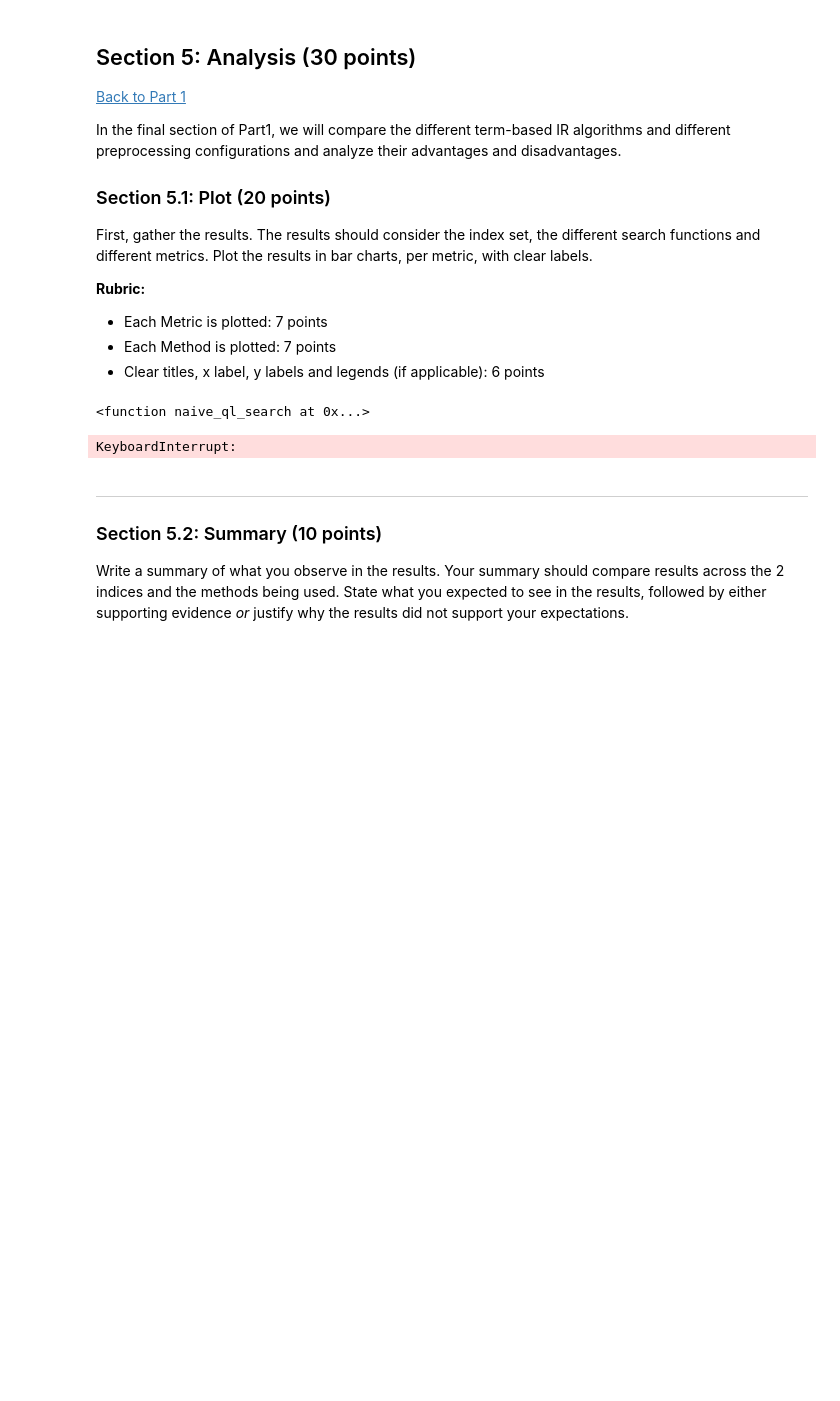
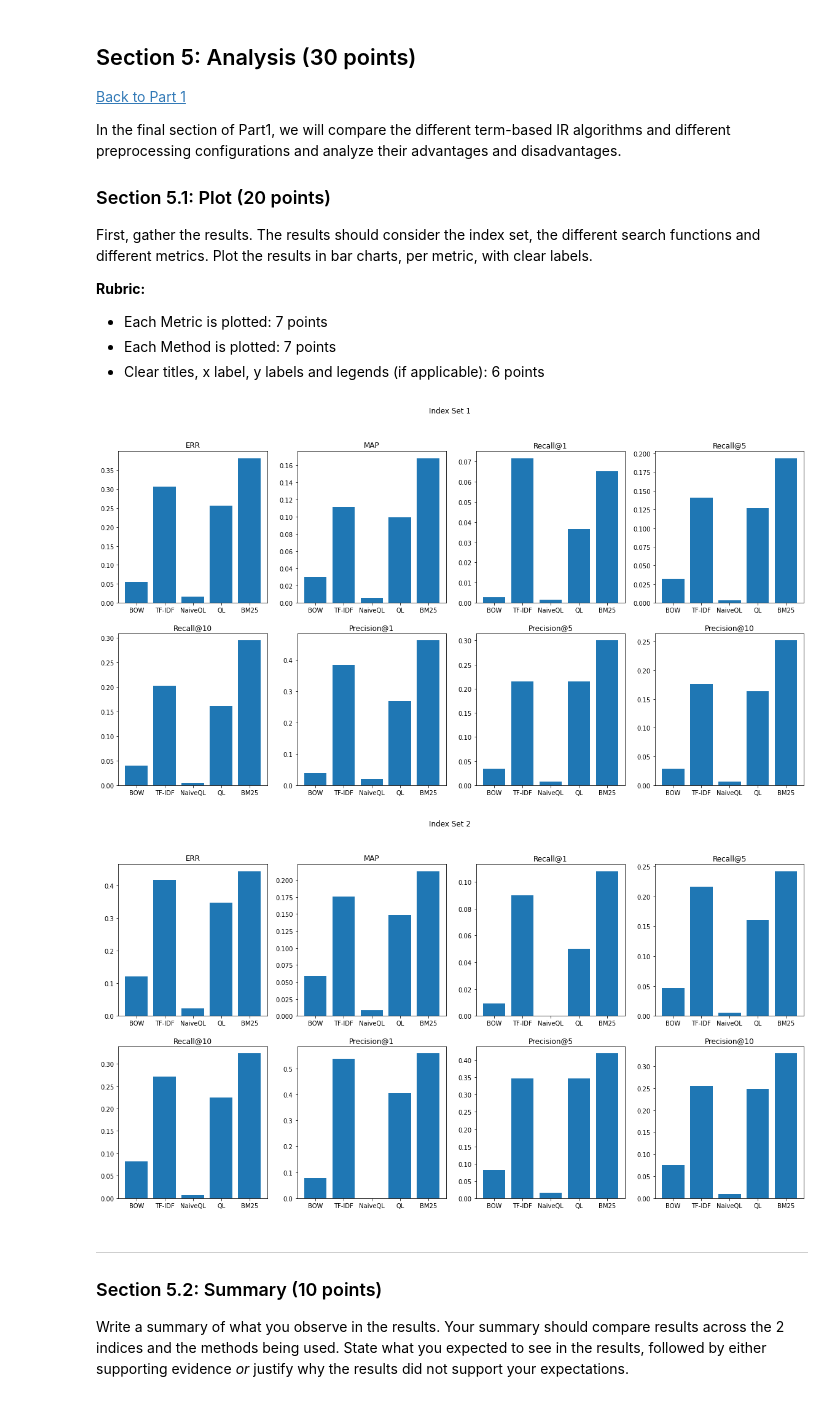
Before and after one commit to mark-alence/IR1, a Jupyter notebook: assignment1/hw1.ipynb, the cells around one changed output. Drawn from its saved outputs; the diff is of its cells as text; code cells hidden in the pictures; blank space fills up the shorter version.

```diff
--- a/assignment1/hw1.ipynb
+++ b/assignment1/hw1.ipynb
@@ -1349,17 +1386,32 @@ First, gather the results. The results should consider the index set, the differ
 - Each Metric is plotted: 7 points
 - Each Method is plotted: 7 points
 - Clear titles, x label, y labels and legends (if applicable): 6 points
-# %%
-for (s_name, s_fn) in [("NaiveQL", naive_ql_search)]:
-    for i in [2]:
-        print(s_name, evaluate_search_fn(s_fn, list_of_metrics, index_set=i))
-
-for (s_name, s_fn) in [("QL", ql_search)]:
-    for i in [2]:
-        print(s_name, evaluate_search_fn(s_fn, list_of_metrics, index_set=i))
-# %% [output]
-<function naive_ql_search at 0x...>
-KeyboardInterrupt:
+# %%
+results = []
+for i in [1,2]:
+    r = []
+    for (s_name, s_fn) in list_of_search_fns:
+        r.append((s_name, evaluate_search_fn(s_fn, list_of_metrics, index_set=i)))
+    results.append(r)
+
+idx = 0
+for index_set in [0,1]:
+    fig, axs = plt.subplots(2, 4, figsize = (20, 10))
+    keys = list(results[0][0][1].keys())
+    for k in range(len(keys)):
+        ax = axs[int(k>3)][k%4]
+        ax.set_title(keys[k])
+        y = []
+        x = []
+        for (name, d) in results[index_set]:
+            y.append(d[keys[k]])
+            x.append(name)
+        ax.bar(x,y)
+    plt.suptitle(f"Index Set {index_set+1}")
+    plt.show()
+# %% [output]
+[figure, added]
+[figure, added]
 # %% [markdown]
 ---
 ### Section 5.2: Summary (10 points)
```
Also changed, not shown: parts of 13 cells of this notebook, 1 other file.
